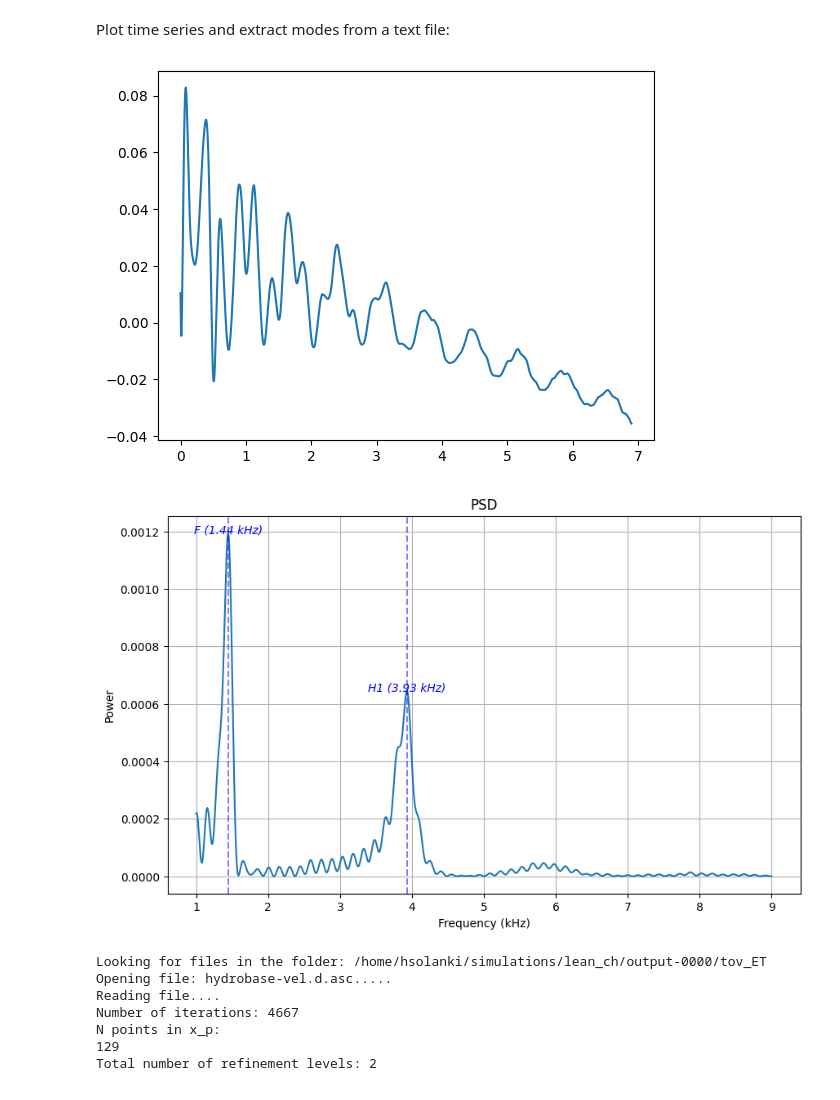
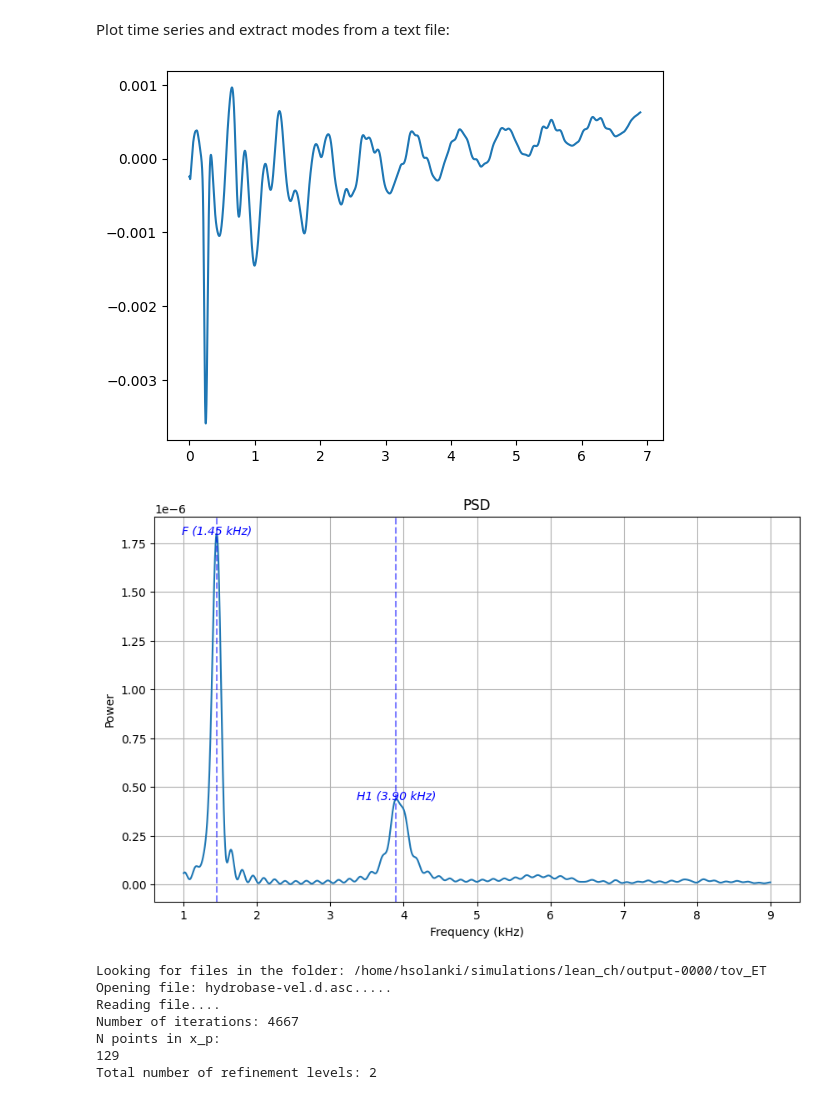
Before and after one commit to harsh-c0ds/My-Work, a Jupyter notebook: TOV/mode_ext.ipynb, the cells around one changed output. Drawn from its saved outputs; the diff is of its cells as text; code cells hidden in the pictures.

Commit message:
plots

```diff
--- a/TOV/mode_ext.ipynb
+++ b/TOV/mode_ext.ipynb
@@ -297,7 +297,7 @@ file_lean_ch = output_dir + "rho_timeseries_lean_ch.txt"
 file_lean_2 = output_dir + "rho_timeseries_lean_2.txt"
 file_l_b_1_0002 = output_dir + "rho_timeseries_l_b_1_0002.txt"
 # %%
-data = np.loadtxt("/home/hsolanki/simulations/adm_mp/output-0000/tov_ET/mp_rho_l0_m0_r8.00.asc", comments='#')
+data = np.loadtxt("/home/hsolanki/simulations/adm_mp1/output-0000/tov_ET/mp_rho_l0_m0_r0.50.asc", comments='#')
 
 time = data[:, 0] / 203
 rho = data[:, 1]
@@ -337,35 +337,35 @@ plt.plot(freq_p, power_p)
 
 # --- annotate peaks ---
 for spec in spectra:
     for i, peak_idx in enumerate(spec["peaks"][:len(spec["labels"])]):
         x = spec["freq"][peak_idx]
         y = spec["power"][peak_idx]
 
         plt.axvline(
             x=x,
             color=spec["color"],
             linestyle="--",
             alpha=0.5
         )
 
         plt.annotate(
             f"{spec['labels'][i]} ({x:.2f} kHz)",
             xy=(x, y),
             xytext=(0, spec["yoffset"]),
             textcoords="offset points",
             ha="center",
             fontstyle="italic",
             color=spec["color"]
         )
 
 plt.xlabel("Frequency (kHz)")
 plt.ylabel("Power")
 plt.title("PSD")
 plt.grid()
 plt.show()
 # %% [output]
-[figure, old version]
+[figure, new version]
-[figure, old version]
+[figure, new version]
 # %%
 ###### Density and Lapse 1D Slice ########
 
```
